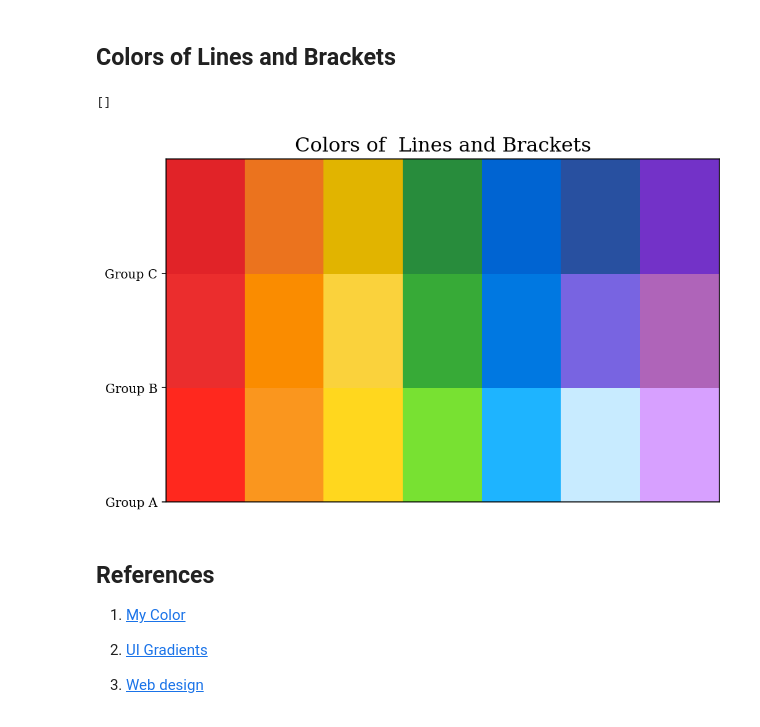
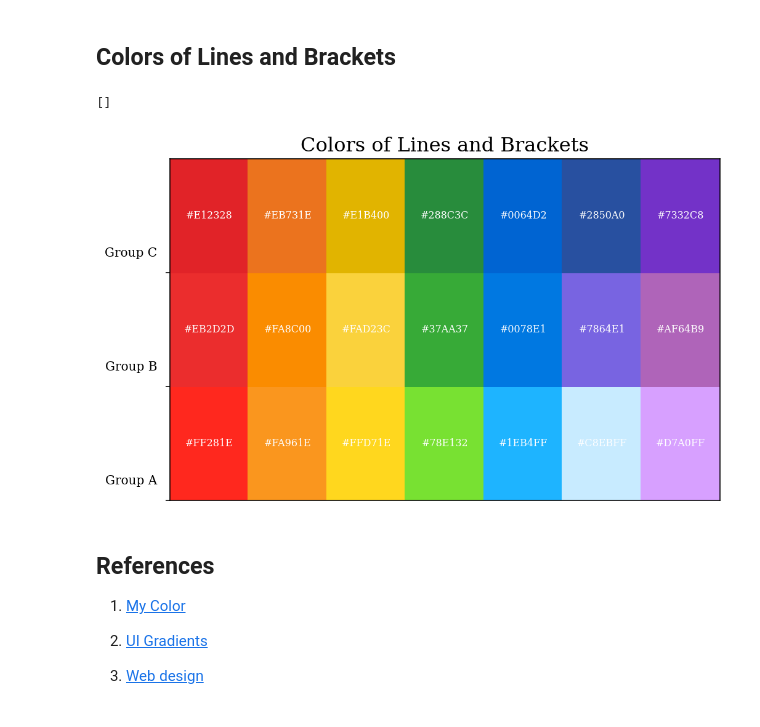
Before and after one commit to Photonico/Computational_Physics_Topics, a Jupyter notebook: Color References/Colors Demonstration.ipynb, the cells around one changed output. Drawn from its saved outputs; the diff is of its cells as text; code cells hidden in the pictures.

```diff
--- a/Color References/Colors Demonstration.ipynb
+++ b/Color References/Colors Demonstration.ipynb
@@ -34,40 +34,42 @@
 import matplotlib.pyplot as plt
 
 # Define the color codes for each line
-line_colors_A = ['#FF281E', '#FA961E', '#FFD71E', '#78E132', '#1EB4FF', '#C8EBFF', '#D7A0FF']
-line_colors_B = ['#EB2D2D', '#FA8C00', '#FAD23C', '#37AA37', '#0078E1', '#7864E1', '#AF64B9']
-line_colors_C = ['#E12328', '#EB731E', '#E1B400', '#288C3C', '#0064D2', '#2850A0', '#7332C8']
+line_colors_A = ["#FF281E", "#FA961E", "#FFD71E", "#78E132", "#1EB4FF", "#C8EBFF", "#D7A0FF"]
+line_colors_B = ["#EB2D2D", "#FA8C00", "#FAD23C", "#37AA37", "#0078E1", "#7864E1", "#AF64B9"]
+line_colors_C = ["#E12328", "#EB731E", "#E1B400", "#288C3C", "#0064D2", "#2850A0", "#7332C8"]
 
 # Combine the color codes into a list
 line_colors = [line_colors_A, line_colors_B, line_colors_C]
 
 params = {"text.usetex": False, "font.family": "serif", "mathtext.fontset": "cm",
           "axes.titlesize": 16, "axes.labelsize": 14, "figure.facecolor": "w"}
 plt.rcParams.update(params)
 
 # Create a canvas
 fig, ax = plt.subplots(1, 1, figsize=(8,5), dpi=144)
-plt.title("Colors of  Lines and Brackets")
+plt.title("Colors of Lines and Brackets")
 
 # Iterate through the color codes and draw the corresponding color blocks
 for row, color_row in enumerate(line_colors):
     for col, color in enumerate(color_row):
         # Draw a rectangle to represent the color
         rect = plt.Rectangle((col, row), 1, 1, color=color)
         ax.add_patch(rect)
+        # Add the color code text in the middle of the rectangle
+        plt.text(col + 0.5, row + 0.5, color, ha="center", va="center", fontsize=8, color="white")
 
 # Set the range and labels for the axes
 max_length = max(len(line_colors_A), len(line_colors_B), len(line_colors_C))
 ax.set_xlim(0, max_length)
 ax.set_ylim(0, len(line_colors))
 ax.set_yticks(range(len(line_colors)))
-ax.set_yticklabels(['Group A', 'Group B', 'Group C'])
+ax.set_yticklabels(["Group A \n", "Group B \n", "Group C \n"], va="bottom")
 
 # Remove x-axis labels
 ax.set_xticks([])
 # %% [output]
 []
-[figure, old version]
+[figure, new version]
 # %% [markdown]
 ## References
 
```
